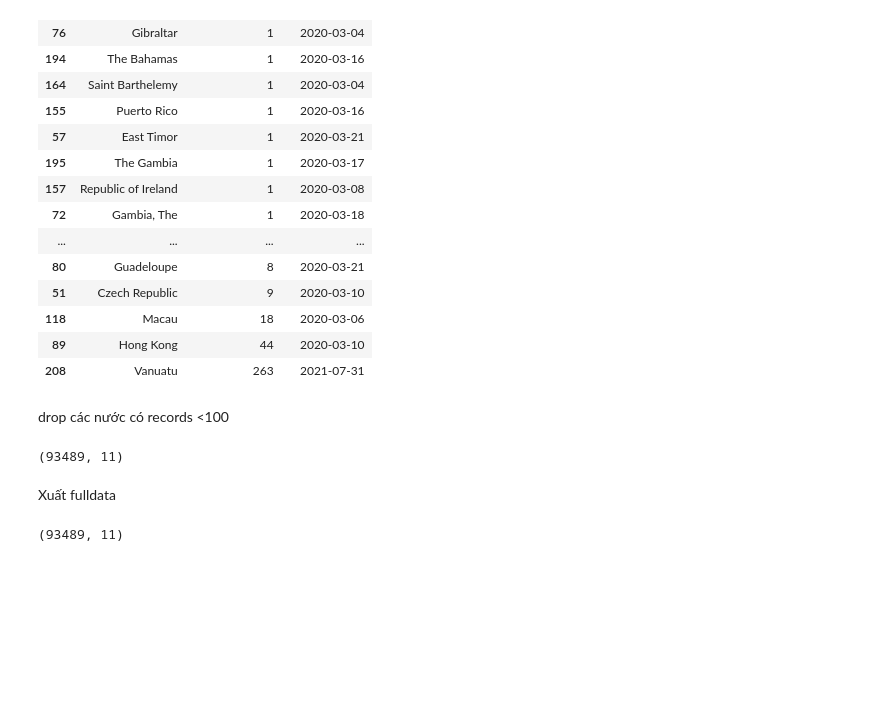
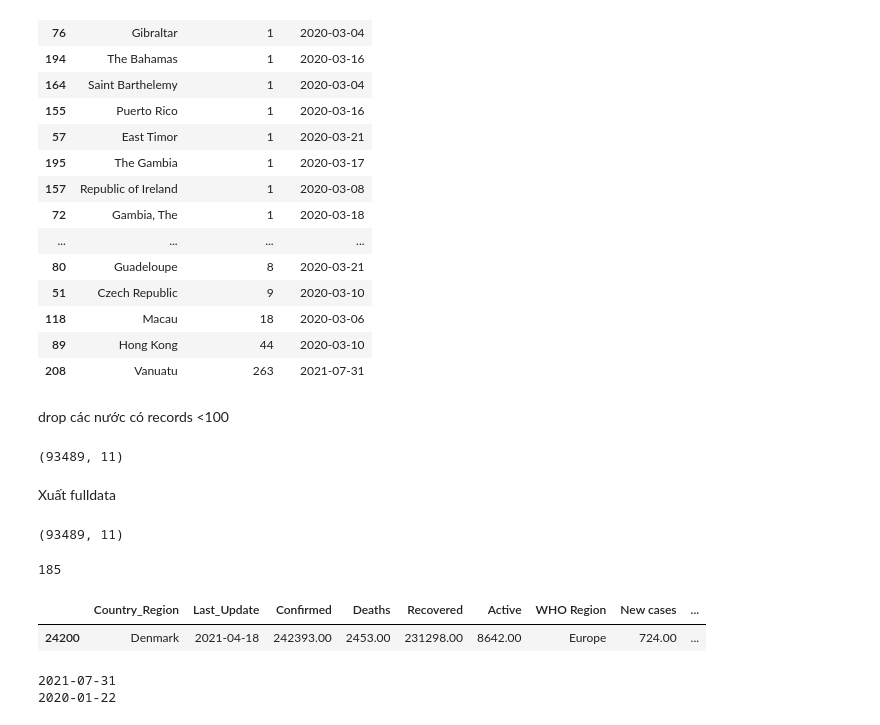
Before and after one commit to daniele15/DV-GroupProject, a Jupyter notebook: main_preprocessing_lite.ipynb, the cells around one changed output. Saved outputs shown, nothing was run; the diff lists cells and outputs as text; code cells hidden in the pictures; blank space fills up the shorter version.

```diff
--- a/main_preprocessing_lite.ipynb
+++ b/main_preprocessing_lite.ipynb
@@ -804,3 +819,23 @@ grouped_df.to_csv('./Data/full_data_final.csv', index = False)
 grouped_df.shape
 # %% [output]
 (93489, 11)
+# %%
+# Tính tổng số location riêng biệt trong dữ liệu gốc
+total_unique_locations = grouped_df['Country_Region'].nunique()
+total_unique_locations
+# %% [output]
+185
+# %%
+grouped_df.sample()
+# %% [output]
+|  | Country_Region | Last_Update | Confirmed | Deaths | Recovered | Active | WHO Region | New cases | ... |
+| 24200 | Denmark | 2021-04-18 | 242393.00 | 2453.00 | 231298.00 | 8642.00 | Europe | 724.00 | ... |
+# %%
+latest_update = grouped_df['Last_Update'].max()
+print(latest_update)
+
+newest_update = grouped_df['Last_Update'].min()
+print(newest_update)
+# %% [output]
+2021-07-31
+2020-01-22
```
Also changed, not shown: parts of 4 cells of this notebook.
